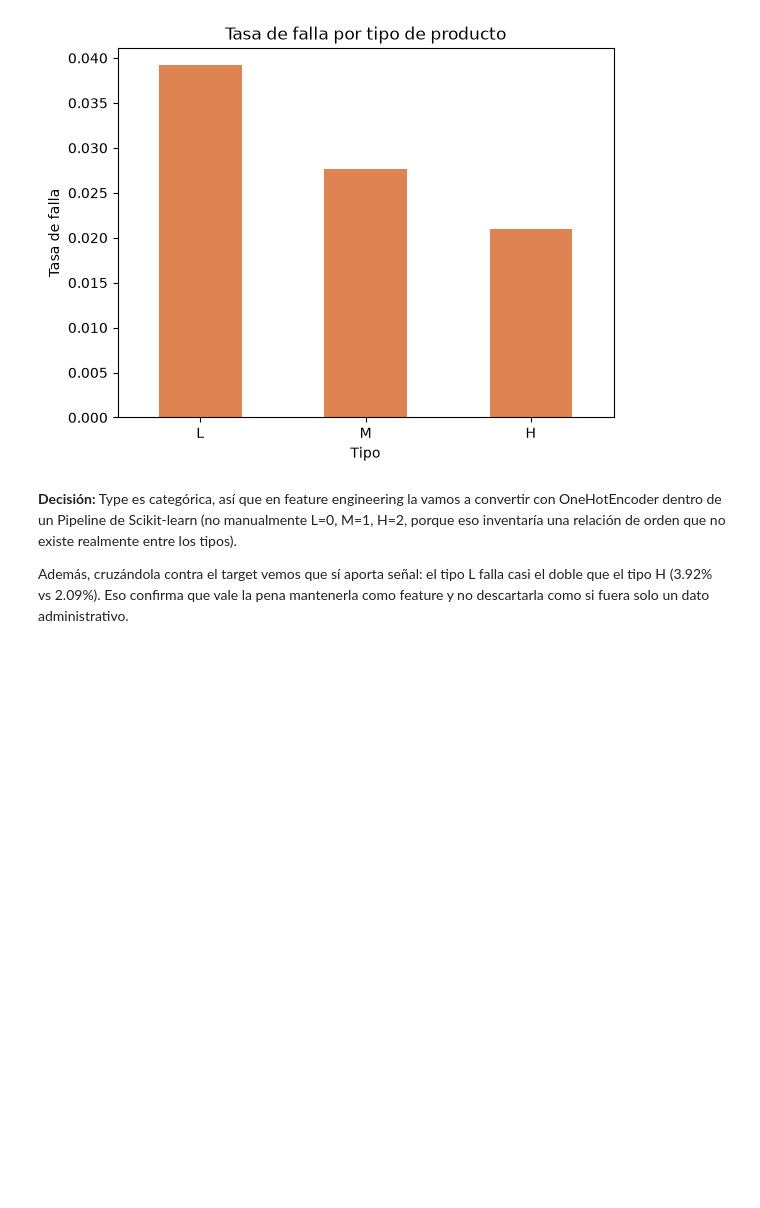
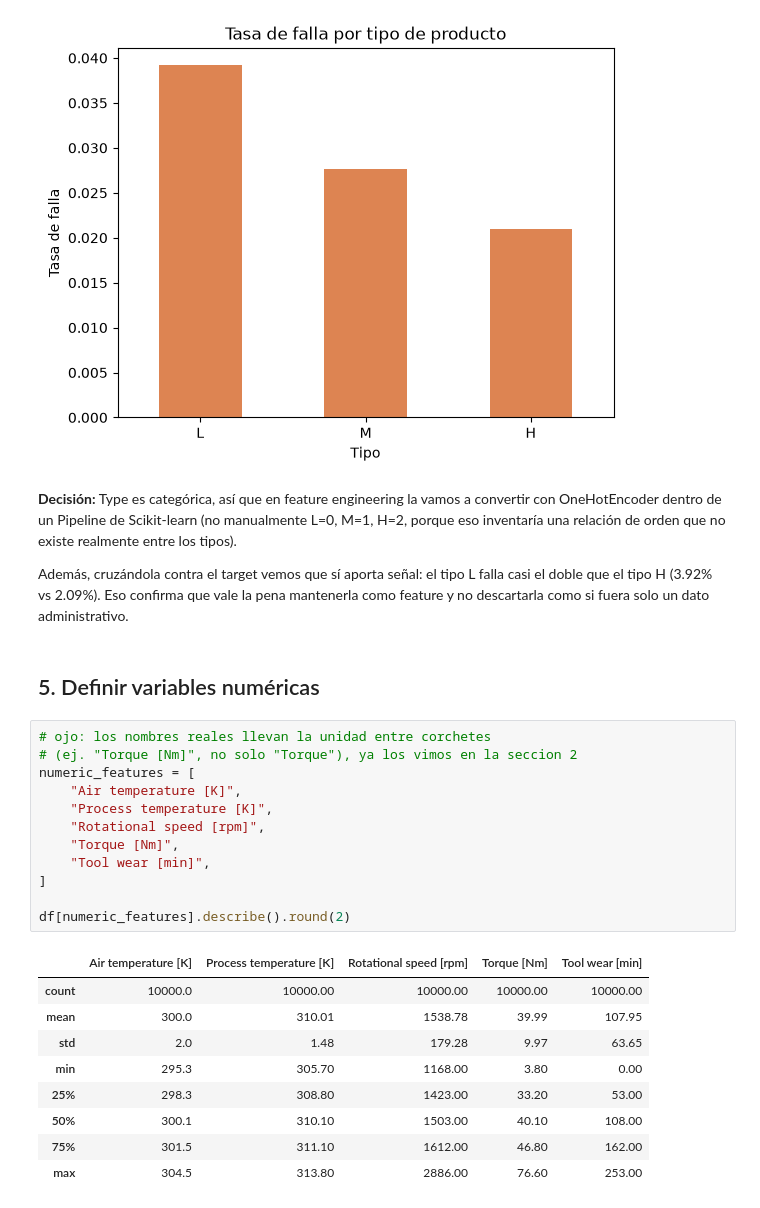
Before and after one commit to Juanpad17/ai4i-mlops, a Jupyter notebook: notebooks/01_EDA.ipynb, the cells around one changed output. Drawn from its saved outputs; the diff is of its cells as text; blank space fills up the shorter version.

```diff
--- a/notebooks/01_EDA.ipynb
+++ b/notebooks/01_EDA.ipynb
@@ -181,3 +181,27 @@ Además, cruzándola contra el target vemos que sí aporta señal: el
 tipo L falla casi el doble que el tipo H (3.92% vs 2.09%). Eso
 confirma que vale la pena mantenerla como feature y no descartarla
 como si fuera solo un dato administrativo.
+# %% [markdown]
+## 5. Definir variables numéricas
+# %%
+# ojo: los nombres reales llevan la unidad entre corchetes
+# (ej. "Torque [Nm]", no solo "Torque"), ya los vimos en la seccion 2
+numeric_features = [
+    "Air temperature [K]",
+    "Process temperature [K]",
+    "Rotational speed [rpm]",
+    "Torque [Nm]",
+    "Tool wear [min]",
+]
+
+df[numeric_features].describe().round(2)
+# %% [output]
+|  | Air temperature [K] | Process temperature [K] | Rotational speed [rpm] | Torque [Nm] | Tool wear [min] |
+| count | 10000.0 | 10000.00 | 10000.00 | 10000.00 | 10000.00 |
+| mean | 300.0 | 310.01 | 1538.78 | 39.99 | 107.95 |
+| std | 2.0 | 1.48 | 179.28 | 9.97 | 63.65 |
+| min | 295.3 | 305.70 | 1168.00 | 3.80 | 0.00 |
+| 25% | 298.3 | 308.80 | 1423.00 | 33.20 | 53.00 |
+| 50% | 300.1 | 310.10 | 1503.00 | 40.10 | 108.00 |
+| 75% | 301.5 | 311.10 | 1612.00 | 46.80 | 162.00 |
+| max | 304.5 | 313.80 | 2886.00 | 76.60 | 253.00 |
```
Also changed, not shown: parts of 5 cells of this notebook.
